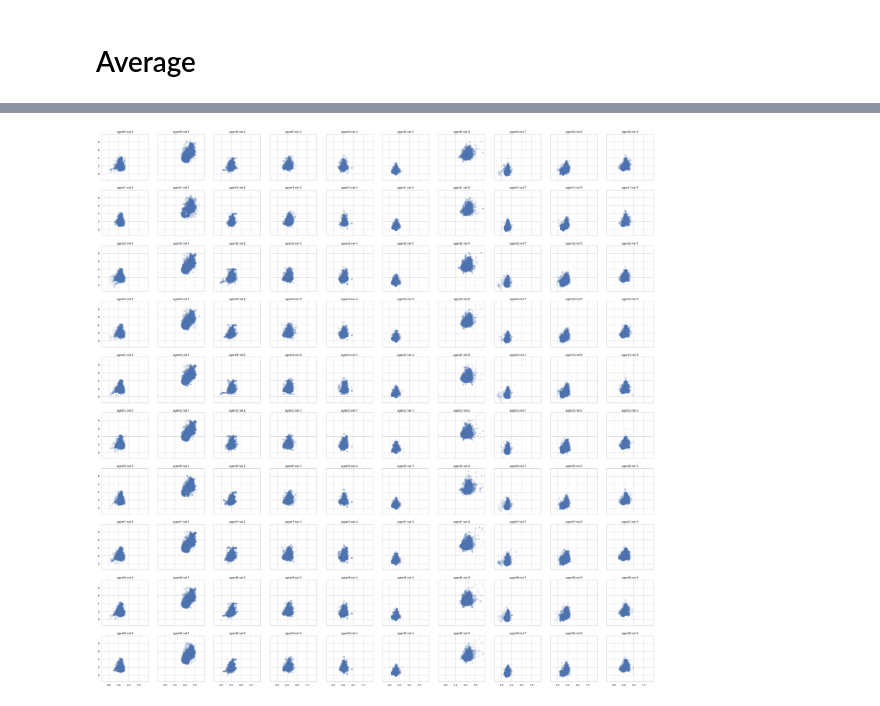
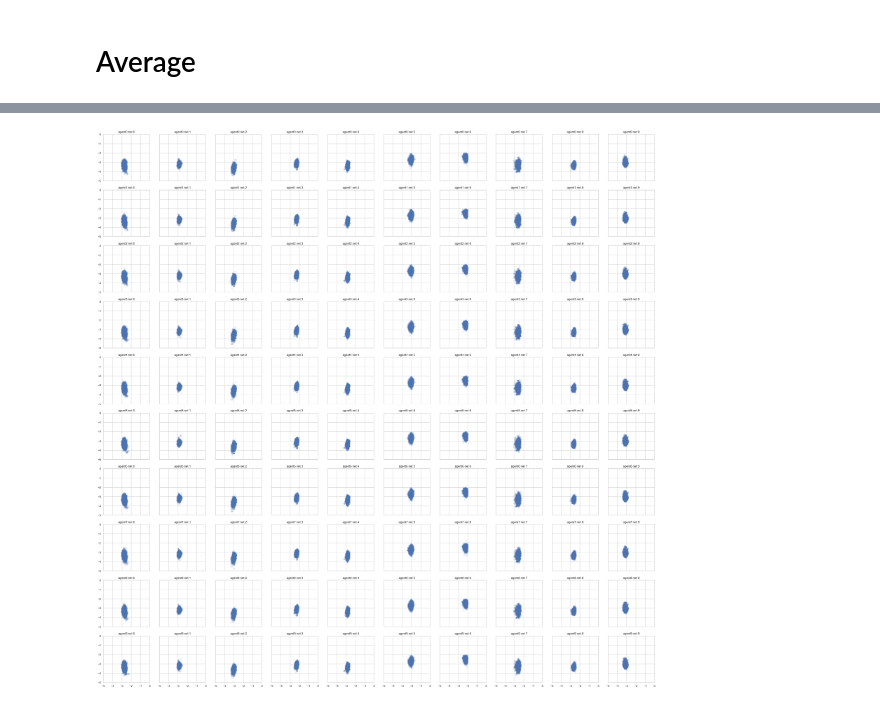
Before and after one commit to mldr-devs/ltc, a Jupyter notebook: explain/explainability.ipynb, the cells around one changed output, grey strips where cells are left out. Drawn from its saved outputs; the diff is of its cells as text; code cells hidden in the pictures.

```diff
--- a/explain/explainability.ipynb
+++ b/explain/explainability.ipynb
@@ -31,2 +32,5 @@ from ltc.agents.drl import QNetwork
 # %%
-qnetwork = QNetwork()
+from ltc.agents.drl import QNetworkDropout, StochasticVariationalNetwork
+
+qnetwork = StochasticVariationalNetwork(QNetworkDropout())
+qnetwork.apply(variables_i, env_state, rngs=jax.random.key(42), mutable=['loss'])[0]
@@ -37,14 +39,12 @@ Array([[2.506735 , 1.3591919]], dtype=float32)
 # %%
 @jax.jit
-@ft.partial(jax.vmap, in_axes=(None,0))
-@ft.partial(jax.vmap, in_axes=(0,0))
+@ft.partial(jax.vmap, in_axes=(None, 0))
+@ft.partial(jax.vmap, in_axes=(0, 0))
 def apply(params, state):
-    return qnetwork.apply(params, state)
+    return qnetwork.apply(params, state, rngs=jax.random.key(42), mutable=['loss'])[0]
 
-
-params = {'params': carry.drl_states.params}
-q = apply(params, history.observations)
-#apply(params_i, env_state)
+variables = {'params': carry.drl_states.params} | carry.drl_states.net_state
+q = apply(variables, history.observations)
 # %%
 q.shape
 # %% [output]
@@ -83,18 +87,23 @@ def take_n(x,n):
     y = jnp.repeat(a, x.shape[0], axis=0)
     return y
 # %%
-p=jax.tree.map(ft.partial(take_n,n=0), params)
-q=apply(p, history.observations)
+p = jax.tree.map(ft.partial(take_n, n=0), variables)
+q = apply(p, history.observations)
 # %%
-fig, axs = plt.subplots(nrows=10,ncols=10, sharex=True, sharey=True, figsize=(40, 40))
+fig, axs = plt.subplots(nrows=10, ncols=10, sharex=True, sharey=True, figsize=(40, 40))
 
 for i in range(10):
     for j in range(10):
-        ax = axs[i,j]
-        p = jax.tree.map(ft.partial(take_n,n=j), params)
-        q=apply(p, history.observations)
-        ax.scatter(q[:,i,0,0],q[:,i,0,1], alpha=0.1)
+        ax = axs[i, j]
+        p = jax.tree.map(ft.partial(take_n, n=j), variables)
+        q = apply(p, history.observations)
+        ax.scatter(q[:,i,0,0], q[:,i,0,1], alpha=0.1)
         ax.set_aspect('equal')
         ax.set_title(f'agent{i} net {j}')
+        ax.set_xlim(-5, 0)
+        ax.set_ylim(-5, 0)
+
+plt.savefig('all.pdf')
+plt.show()
 # %% [output]
-[figure, old version]
+[figure, new version]
```
Also changed, not shown: parts of 10 cells of this notebook.
